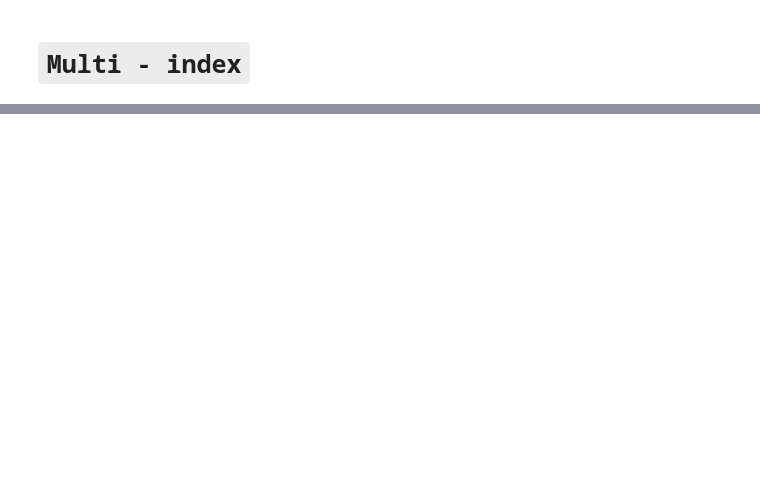
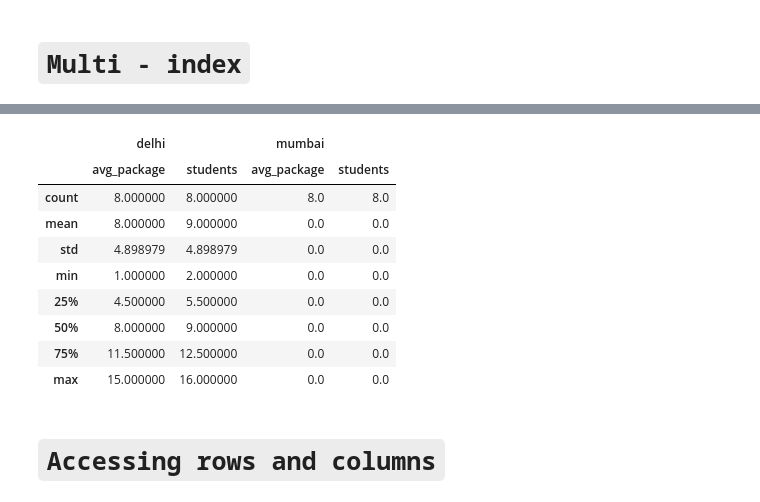
Before and after one commit to abhishekjha462000/data_science_final, a Jupyter notebook: W08_pandas_advanced_continued/01_session_21_multiindex/my_notes.ipynb, the cells around one changed output, grey strips where cells are left out. Cells and saved outputs as stored; diff of their text form; code cells hidden in the pictures; blank space fills up the shorter version.

```diff
--- a/W08_pandas_advanced_continued/01_session_21_multiindex/my_notes.ipynb
+++ b/W08_pandas_advanced_continued/01_session_21_multiindex/my_notes.ipynb
@@ -356,0 +483,15 @@ Index([2019, 2020, 2021, 2022], dtype='int64')
+# %%
+branch_df3.describe()
+# %% [output]
+|  | delhi |  | mumbai |  |
+|  | avg_package | students | avg_package | students |
+| count | 8.000000 | 8.000000 | 8.0 | 8.0 |
+| mean | 8.000000 | 9.000000 | 0.0 | 0.0 |
+| std | 4.898979 | 4.898979 | 0.0 | 0.0 |
+| min | 1.000000 | 2.000000 | 0.0 | 0.0 |
+| 25% | 4.500000 | 5.500000 | 0.0 | 0.0 |
+| 50% | 8.000000 | 9.000000 | 0.0 | 0.0 |
+| 75% | 11.500000 | 12.500000 | 0.0 | 0.0 |
+| max | 15.000000 | 16.000000 | 0.0 | 0.0 |
+# %% [markdown]
+# `Accessing rows and columns`
```
Also changed, not shown: parts of 107 cells of this notebook.
